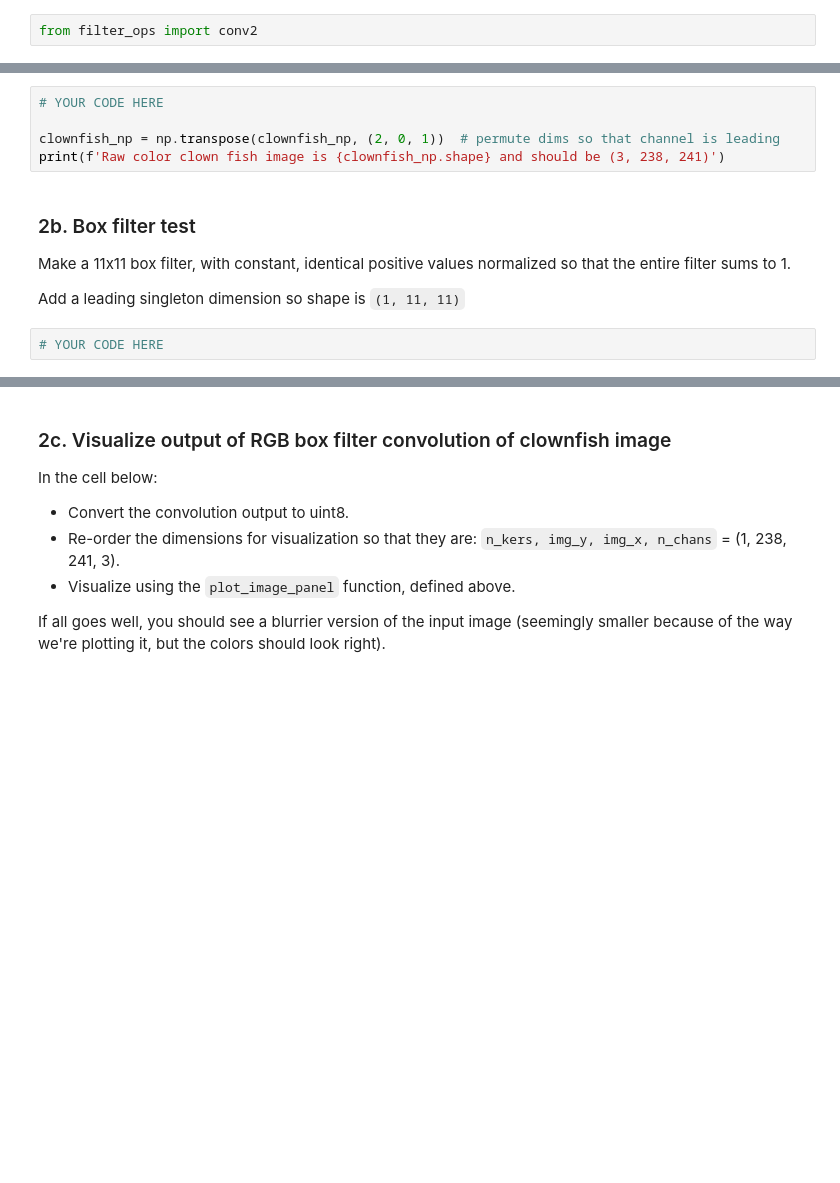
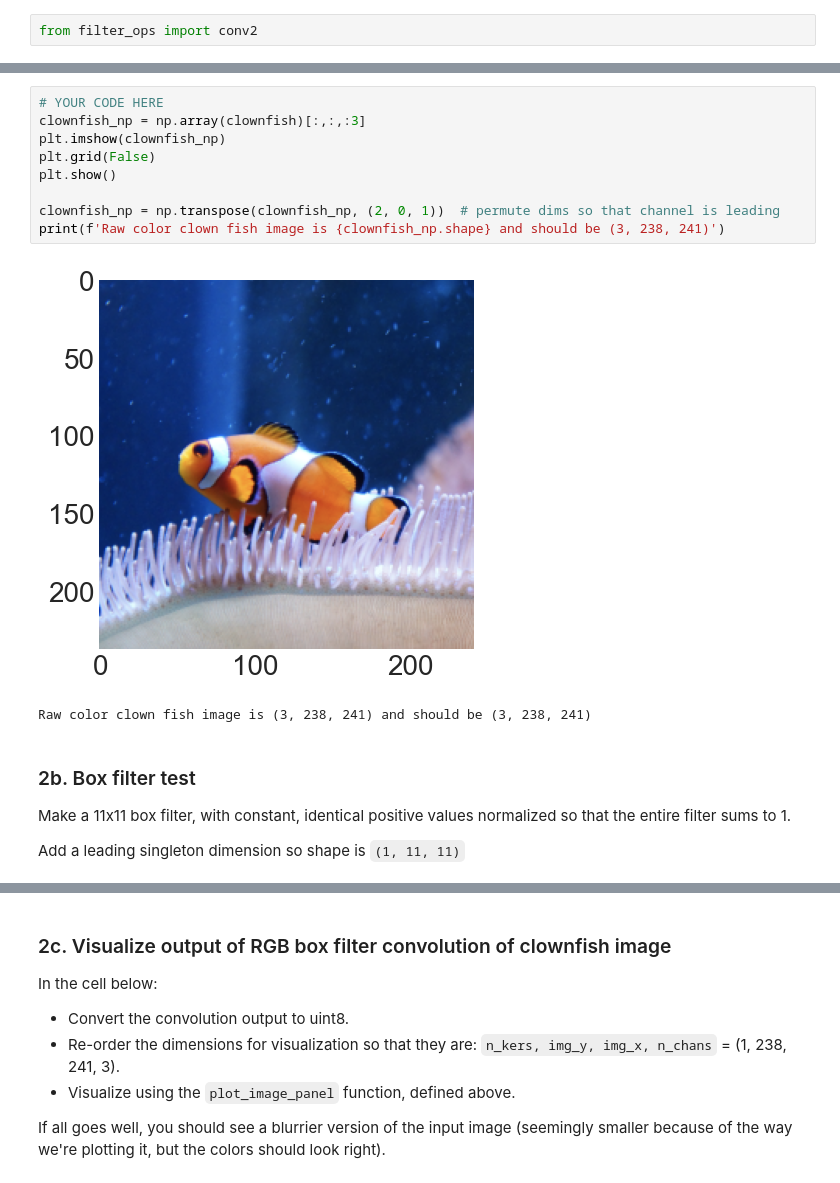
Before and after one commit to sampolz/Neural-Networks, a Jupyter notebook: Project 3/convolution_and_pooling.ipynb, the cells around one changed output, grey strips where cells are left out. Cells and saved outputs as stored; diff of their text form; blank space fills up the shorter version.

```diff
--- a/Project 3/convolution_and_pooling.ipynb
+++ b/Project 3/convolution_and_pooling.ipynb
@@ -349,14 +349,19 @@ In the cell below, take the color clownfish image and convert it to a numpy arra
 <img src="images/clownfish.png" width="200">
 # %%
 # YOUR CODE HERE
+clownfish_np = np.array(clownfish)[:,:,:3]
+plt.imshow(clownfish_np)
+plt.grid(False)
+plt.show()
 
 clownfish_np = np.transpose(clownfish_np, (2, 0, 1))  # permute dims so that channel is leading
 print(f'Raw color clown fish image is {clownfish_np.shape} and should be (3, 238, 241)')
+# %% [output]
+[figure, added]
+Raw color clown fish image is (3, 238, 241) and should be (3, 238, 241)
 # %% [markdown]
 ### 2b. Box filter test
 
 Make a 11x11 box filter, with constant, identical positive values normalized so that the entire filter sums to 1.
 
 Add a leading singleton dimension so shape is `(1, 11, 11)`
-# %%
-# YOUR CODE HERE
```
Also changed, not shown: parts of 8 cells of this notebook, 1 other file.
